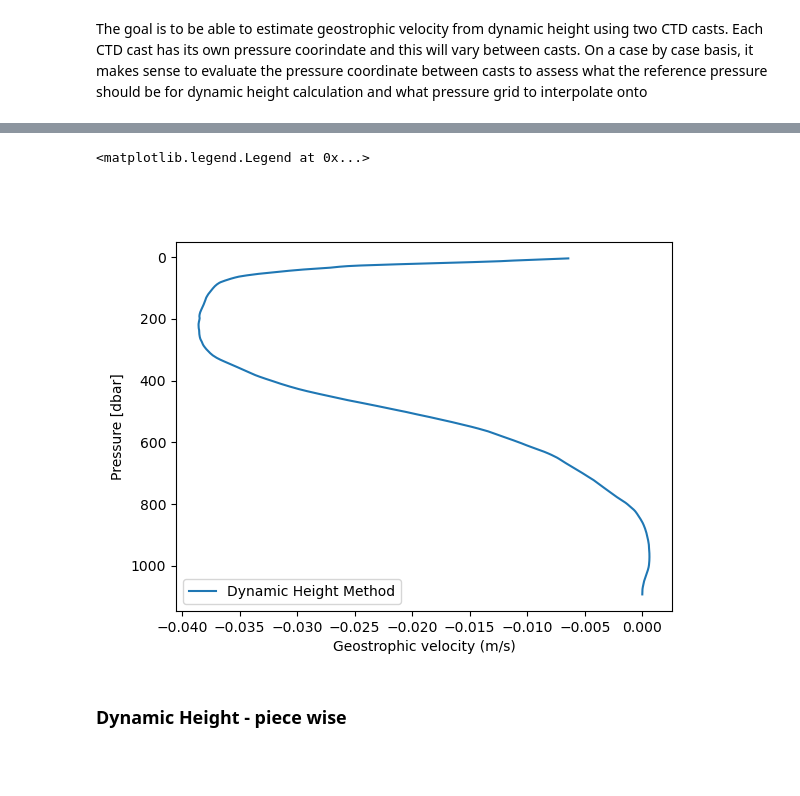
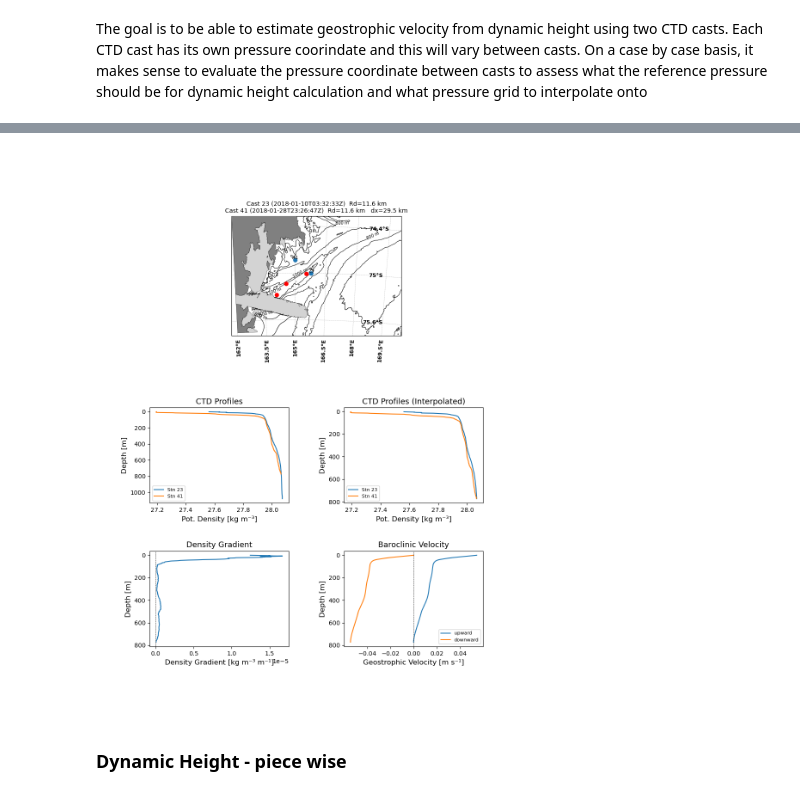
Before and after one commit to MackenzieBlanusa/TNB_tools, a Jupyter notebook: MastersThesis/rotaryspectra_ctd.ipynb, the cells around one changed output, grey strips where cells are left out. Saved outputs shown, nothing was run; the diff lists cells and outputs as text; code cells hidden in the pictures; blank space fills up the shorter version.

Commit message:
continued CTD analysis dynamic method

```diff
--- a/MastersThesis/rotaryspectra_ctd.ipynb
+++ b/MastersThesis/rotaryspectra_ctd.ipynb
@@ -982,10 +832,0 @@ cast1_interp, cast2_interp, v_geo = dyn_height_geo_vel(cast1=casts[24],cast2=cas
-# %%
-fig = plt.figure()
-plt.plot(v_geo,v_geo.pressure,label='Dynamic Height Method')
-plt.gca().invert_yaxis()
-plt.ylabel('Pressure [dbar]')
-plt.xlabel('Geostrophic velocity (m/s)')
-plt.legend()
-# %% [output]
-<matplotlib.legend.Legend at 0x...>
-[figure, removed]
@@ -992,3 +1092,19 @@ plt.legend()
+# %%
+fig, axes = plot_tw_geo_vel_summary(
+    cast1, cast2,
+    bath, ice_clip, land_clip,
+    Rd_casts,
+    ditd_lon, ditd_lat,
+    tnbd_lon, tnbd_lat,
+    D_lon, D_lat,
+    lat_min, lat_max,
+    lon_min, lon_max,
+    int_from_top=False,
+    save_path=None,   # or .pdf / .svg
+)
+plt.show()
+# %% [output]
+[figure, added]
 # %% [markdown]
 ### Dynamic Height - piece wise
 # %%
```
Also changed, not shown: parts of 40 cells of this notebook.
